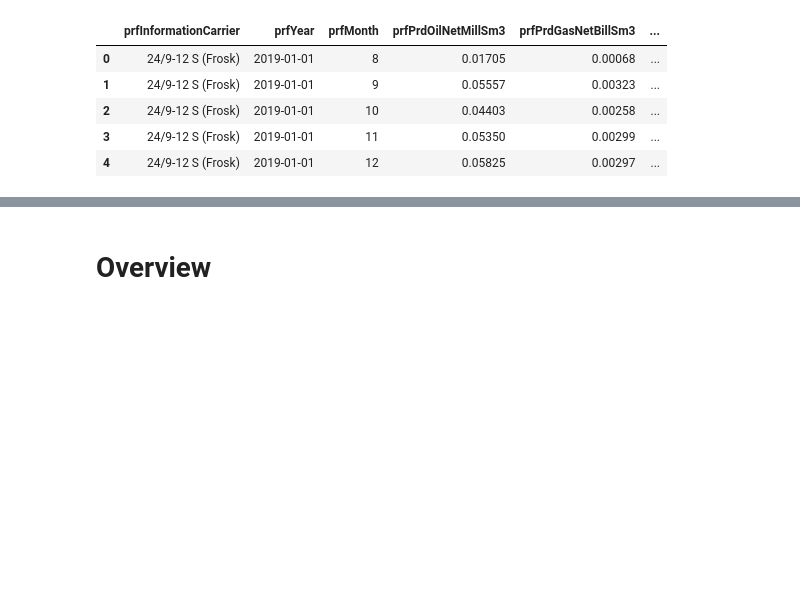
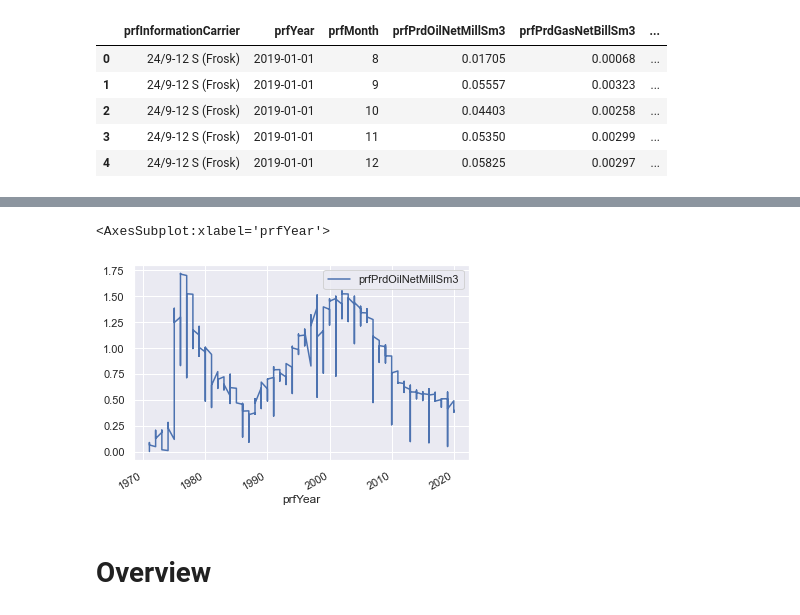
Before and after one commit to ABDunbar/NPD-Fields, a Jupyter notebook: Field.ipynb, the cells around one changed output, grey strips where cells are left out. Cells and saved outputs as stored; diff of their text form; code cells hidden in the pictures; blank space fills up the shorter version.

```diff
--- a/Field.ipynb
+++ b/Field.ipynb
@@ -186,3 +193,8 @@ production_mthly_field.head()
+# %%
+production_mthly_field[production_mthly_field.prfInformationCarrier=='EKOFISK'].plot(x='prfYear', y='prfPrdOilNetMillSm3')
+# %% [output]
+<AxesSubplot:xlabel='prfYear'>
+[figure, added]
 # %% [markdown]
 # Overview
 # %%
```
Also changed, not shown: parts of 10 cells of this notebook.
